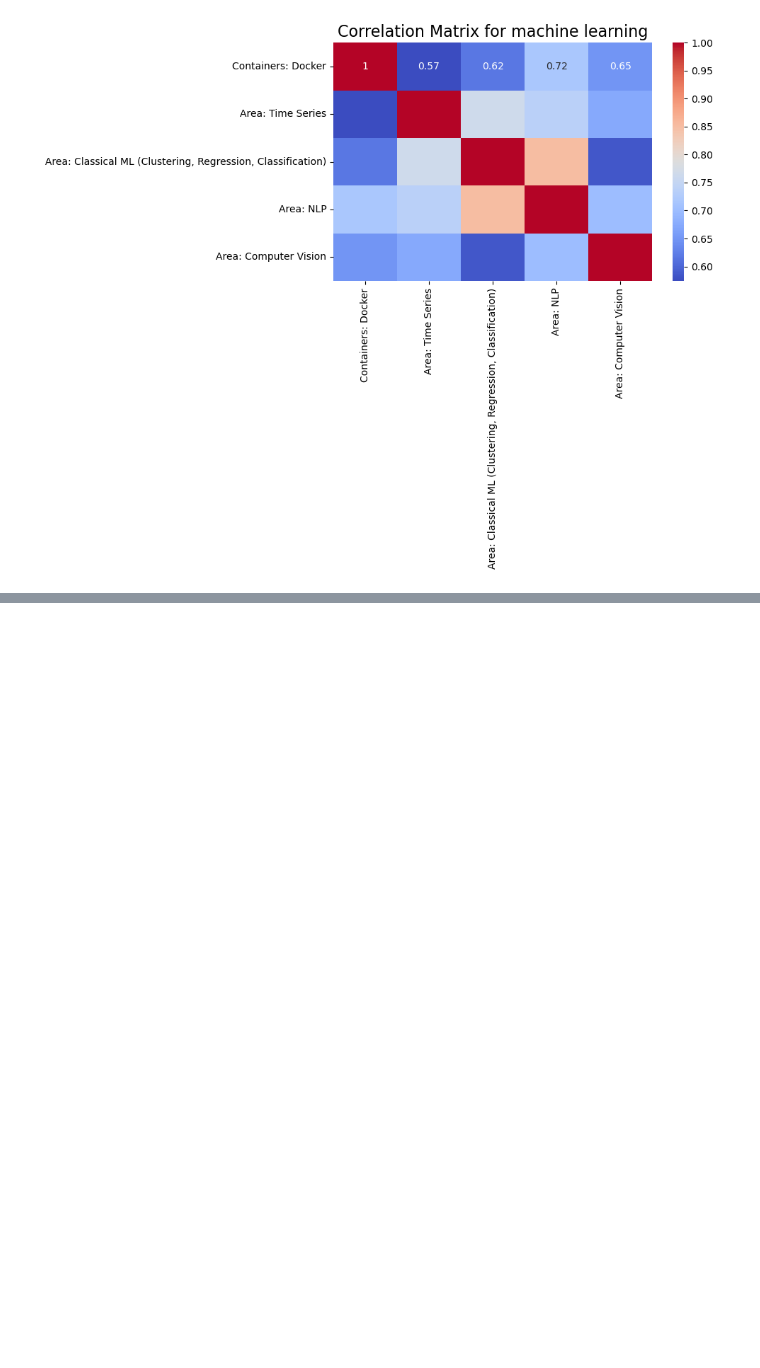
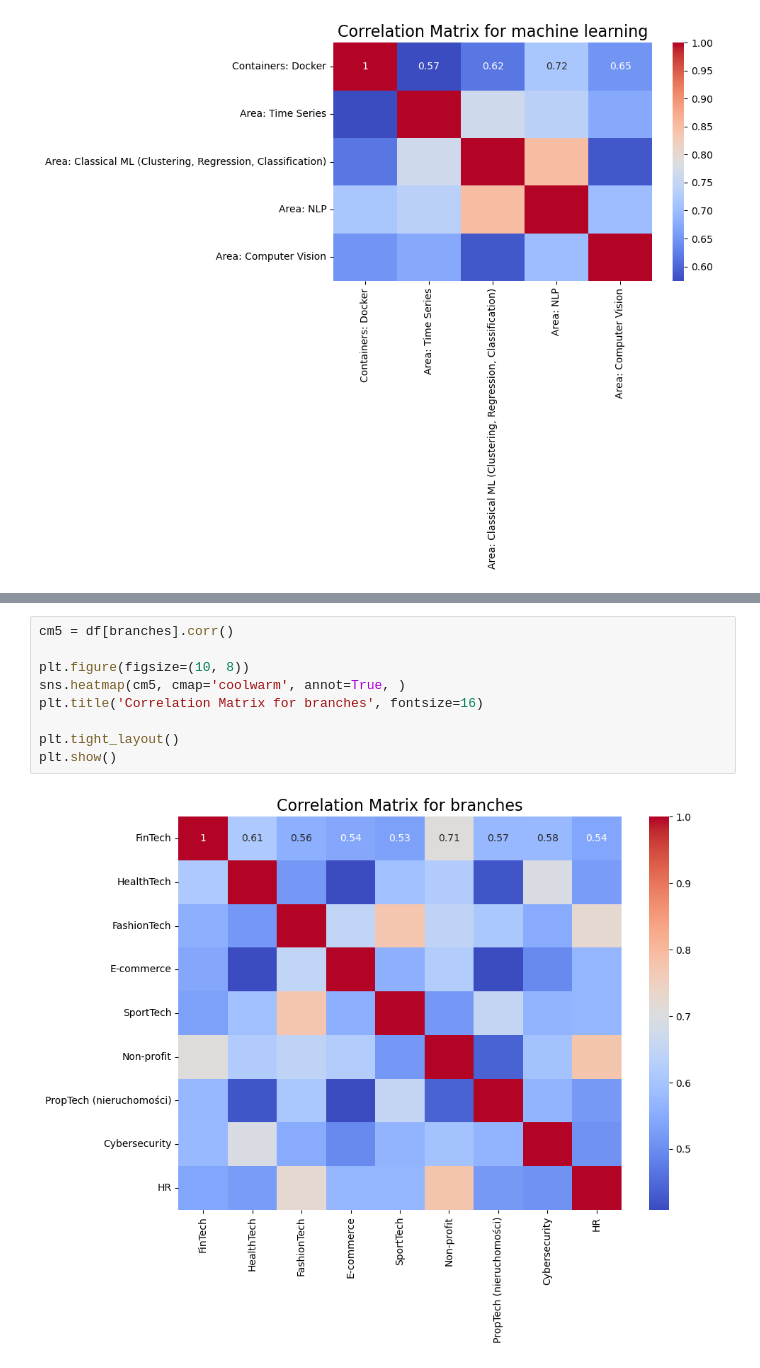
Before and after one commit to Mghd269/DMI-Project, a Jupyter notebook: notebooks/02_eda.ipynb, the cells around one changed output, grey strips where cells are left out. Saved outputs shown, nothing was run; the diff lists cells and outputs as text; blank space fills up the shorter version.

```diff
--- a/notebooks/02_eda.ipynb
+++ b/notebooks/02_eda.ipynb
@@ -80,0 +103,11 @@ plt.show()
+# %%
+cm5 = df[branches].corr()
+
+plt.figure(figsize=(10, 8))
+sns.heatmap(cm5, cmap='coolwarm', annot=True, )
+plt.title('Correlation Matrix for branches', fontsize=16)
+
+plt.tight_layout()
+plt.show()
+# %% [output]
+[figure, added]
```
Also changed, not shown: parts of 3 cells of this notebook.
